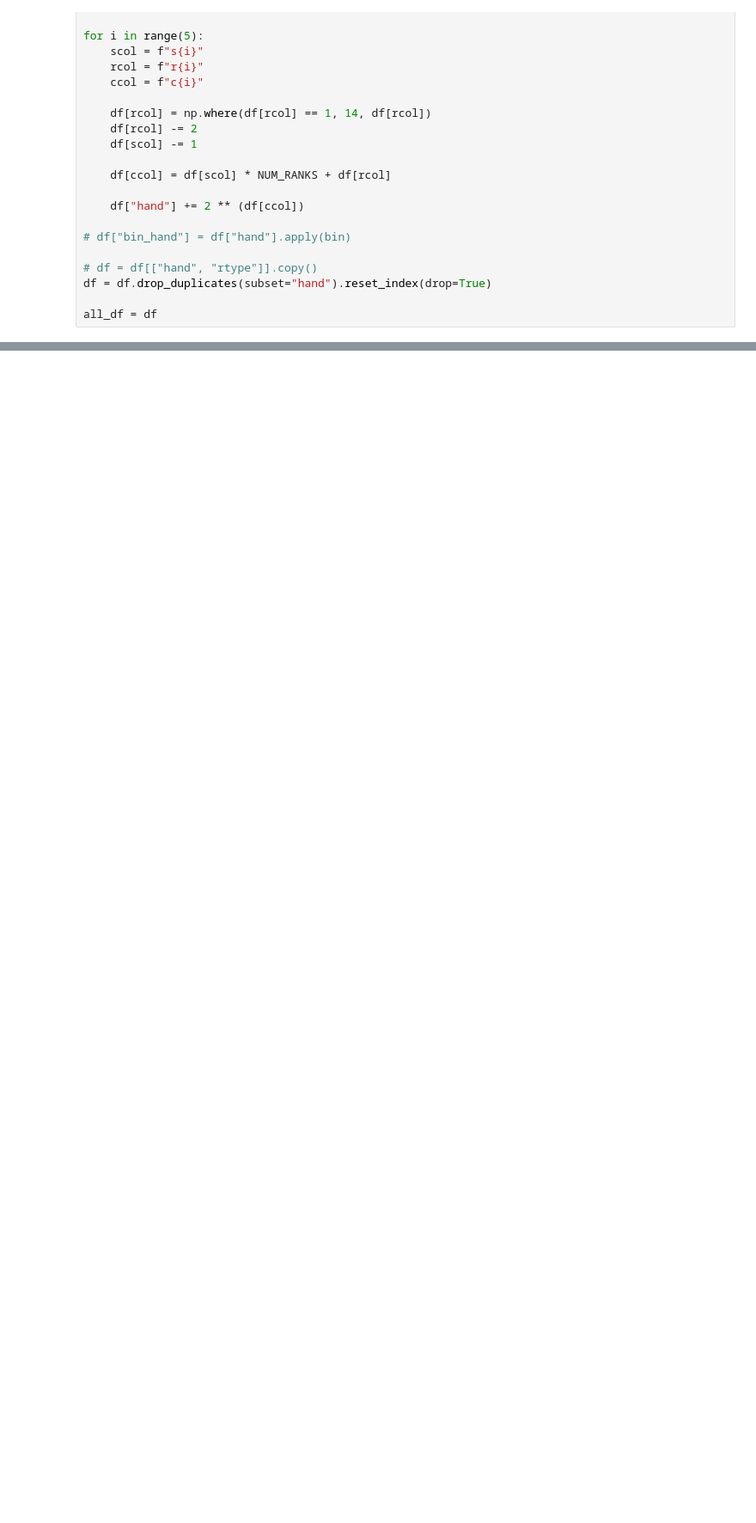
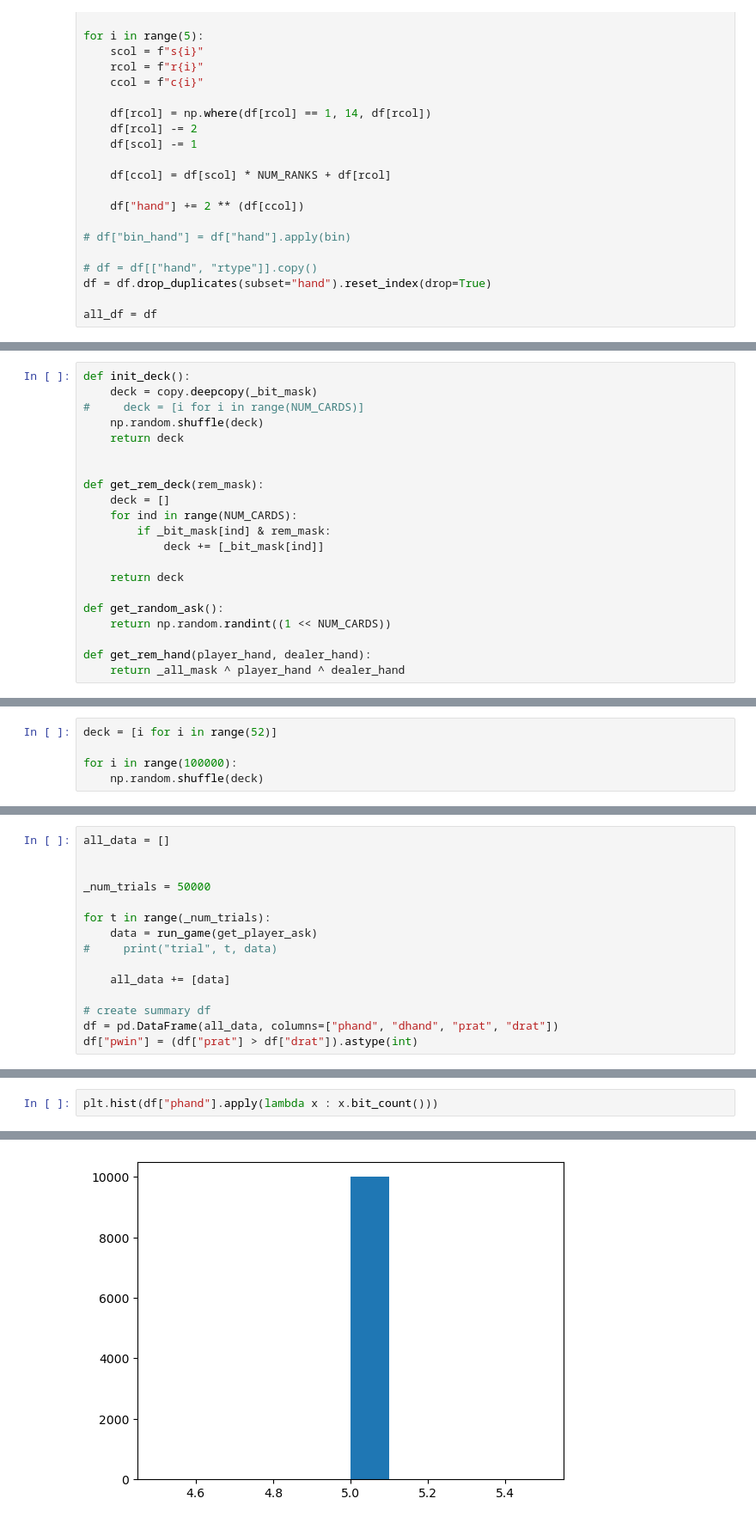
Before and after one commit to rzhan11/FlipPoker, a Jupyter notebook: src/flip.ipynb, the cells around one changed output, grey strips where cells are left out. Shown at 86% size. Drawn from its saved outputs; the diff is of its cells as text; blank space fills up the shorter version.

```diff
--- a/src/flip.ipynb
+++ b/src/flip.ipynb
@@ -995,0 +928,21 @@ std 0.00045762047080661033
+# %%
+def init_deck():
+    deck = copy.deepcopy(_bit_mask)
+#     deck = [i for i in range(NUM_CARDS)]
+    np.random.shuffle(deck)
+    return deck
+
+
+def get_rem_deck(rem_mask):
+    deck = []
+    for ind in range(NUM_CARDS):
+        if _bit_mask[ind] & rem_mask:
+            deck += [_bit_mask[ind]]
+
+    return deck
+
+def get_random_ask():
+    return np.random.randint((1 << NUM_CARDS))
+
+def get_rem_hand(player_hand, dealer_hand):
+    return _all_mask ^ player_hand ^ dealer_hand
@@ -995,0 +997,5 @@ std 0.00045762047080661033
+# %%
+deck = [i for i in range(52)]
+
+for i in range(100000):
+    np.random.shuffle(deck)
@@ -995,0 +1121,15 @@ std 0.00045762047080661033
+# %%
+all_data = []
+
+
+_num_trials = 50000
+
+for t in range(_num_trials):
+    data = run_game(get_player_ask)
+#     print("trial", t, data)
+
+    all_data += [data]
+
+# create summary df
+df = pd.DataFrame(all_data, columns=["phand", "dhand", "prat", "drat"])
+df["pwin"] = (df["prat"] > df["drat"]).astype(int)
@@ -995,0 +1145,3 @@ std 0.00045762047080661033
+# %%
+plt.hist(df["phand"].apply(lambda x : x.bit_count()))
+# %% [output]
@@ -995,0 +1152 @@ std 0.00045762047080661033
+[figure, added]
```
Also changed, not shown: parts of 41 cells of this notebook, 1 other file.
